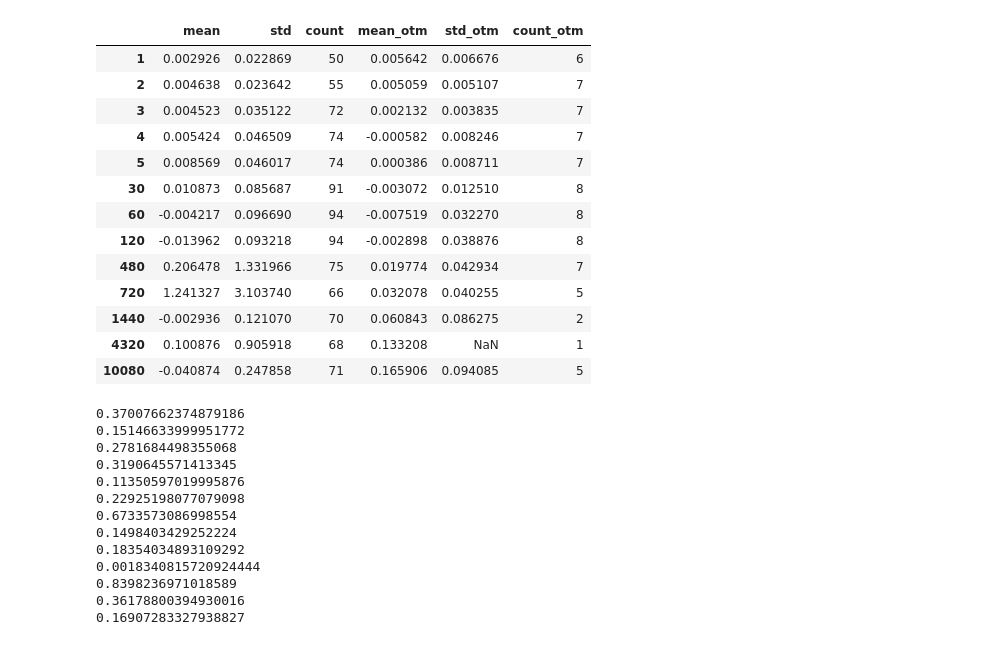
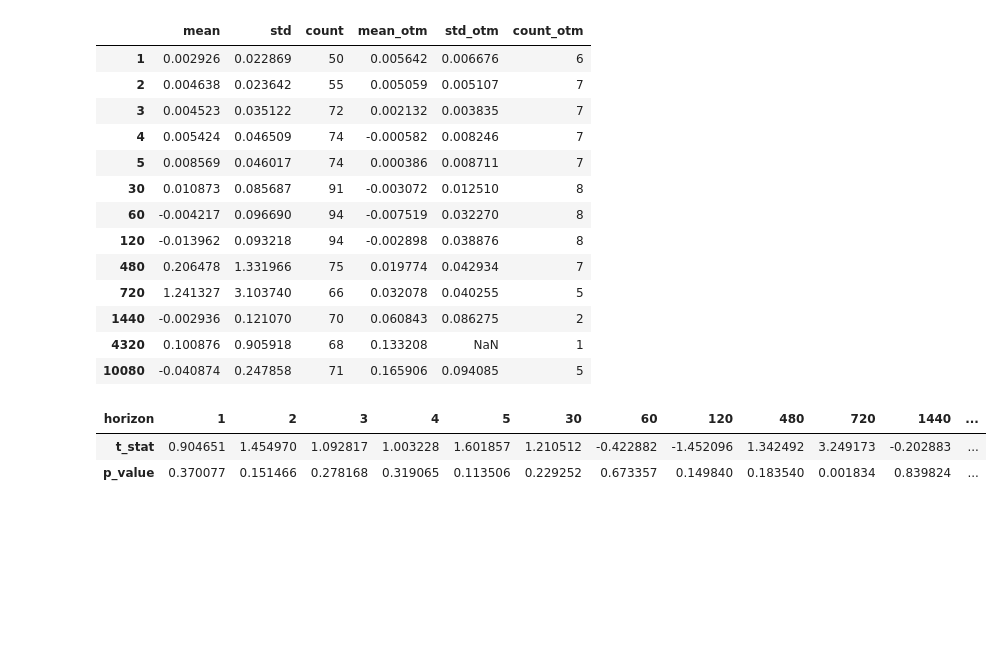
Before and after one commit to SigmaFlowX/Sber-Moex-Options, a Jupyter notebook: notebooks/large_orders_analysis.ipynb, the cells around one changed output. Cells and saved outputs as stored; diff of their text form; code cells hidden in the pictures; blank space fills up the shorter version.

Commit message:
performed a simple t-test on returns

```diff
--- a/notebooks/large_orders_analysis.ipynb
+++ b/notebooks/large_orders_analysis.ipynb
@@ -219,21 +219,20 @@ stats
 # %%
 from scipy import stats
 
-t_test_table = pd.DataFrame()
+rows = []
 for h in horizons:
     returns = df[f'mid_price_return_{h}'].dropna()
     t_stat, p_value = stats.ttest_1samp(returns, popmean=0)
+
+    rows.append({
+        'horizon': h,
+        't_stat': t_stat,
+        'p_value': p_value
+    })
+
+t_test_res = pd.DataFrame(rows).set_index('horizon').T
+t_test_res
 # %% [output]
-0.37007662374879186
-0.15146633999951772
-0.2781684498355068
-0.3190645571413345
-0.11350597019995876
-0.22925198077079098
-0.6733573086998554
-0.1498403429252224
-0.18354034893109292
-0.0018340815720924444
-0.8398236971018589
-0.36178800394930016
-0.16907283327938827
+| horizon | 1 | 2 | 3 | 4 | 5 | 30 | 60 | 120 | 480 | 720 | 1440 | ... |
+| t_stat | 0.904651 | 1.454970 | 1.092817 | 1.003228 | 1.601857 | 1.210512 | -0.422882 | -1.452096 | 1.342492 | 3.249173 | -0.202883 | ... |
+| p_value | 0.370077 | 0.151466 | 0.278168 | 0.319065 | 0.113506 | 0.229252 | 0.673357 | 0.149840 | 0.183540 | 0.001834 | 0.839824 | ... |
```
